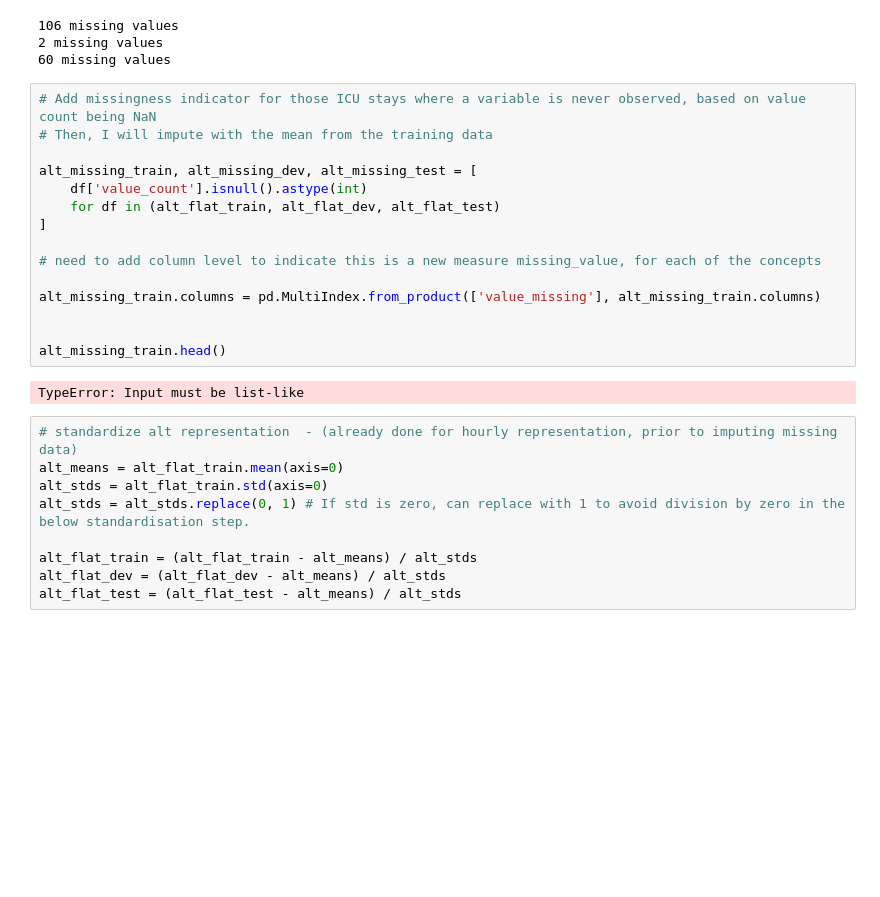
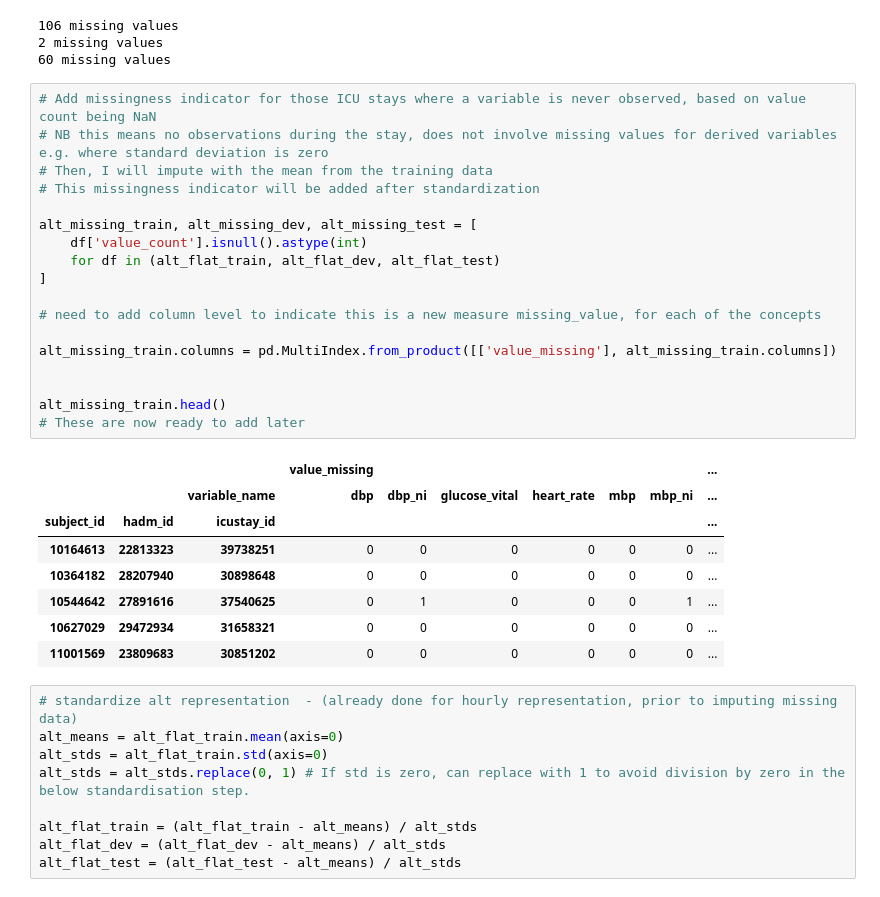
Before and after one commit to LizCrellin/msc_mimic_project, a Jupyter notebook: notebooks/1_Understand_Wang_pipeline.ipynb, the cells around one changed output. Drawn from its saved outputs; the diff is of its cells as text; blank space fills up the shorter version.

Commit message:
Missing data handling for alt representation

```diff
--- a/notebooks/1_Understand_Wang_pipeline.ipynb
+++ b/notebooks/1_Understand_Wang_pipeline.ipynb
@@ -282,21 +282,31 @@ for df in (alt_flat_train, alt_flat_dev, alt_flat_test):
 60 missing values
 # %%
 # Add missingness indicator for those ICU stays where a variable is never observed, based on value count being NaN
+# NB this means no observations during the stay, does not involve missing values for derived variables e.g. where standard deviation is zero
 # Then, I will impute with the mean from the training data
+# This missingness indicator will be added after standardization
 
 alt_missing_train, alt_missing_dev, alt_missing_test = [
     df['value_count'].isnull().astype(int)
     for df in (alt_flat_train, alt_flat_dev, alt_flat_test)
 ]
 
 # need to add column level to indicate this is a new measure missing_value, for each of the concepts
 
-alt_missing_train.columns = pd.MultiIndex.from_product(['value_missing'], alt_missing_train.columns)
+alt_missing_train.columns = pd.MultiIndex.from_product([['value_missing'], alt_missing_train.columns])
 
 
 alt_missing_train.head()
+# These are now ready to add later
 # %% [output]
-TypeError: Input must be list-like
+|  |  |  | value_missing |  |  |  |  |  | ... |
+|  |  | variable_name | dbp | dbp_ni | glucose_vital | heart_rate | mbp | mbp_ni | ... |
+| subject_id | hadm_id | icustay_id |  |  |  |  |  |  | ... |
+| 10164613 | 22813323 | 39738251 | 0 | 0 | 0 | 0 | 0 | 0 | ... |
+| 10364182 | 28207940 | 30898648 | 0 | 0 | 0 | 0 | 0 | 0 | ... |
+| 10544642 | 27891616 | 37540625 | 0 | 1 | 0 | 0 | 0 | 1 | ... |
+| 10627029 | 29472934 | 31658321 | 0 | 0 | 0 | 0 | 0 | 0 | ... |
+| 11001569 | 23809683 | 30851202 | 0 | 0 | 0 | 0 | 0 | 0 | ... |
 # %%
 # standardize alt representation  - (already done for hourly representation, prior to imputing missing data)
 alt_means = alt_flat_train.mean(axis=0)
```
Also changed, not shown: parts of 1 cell of this notebook.
